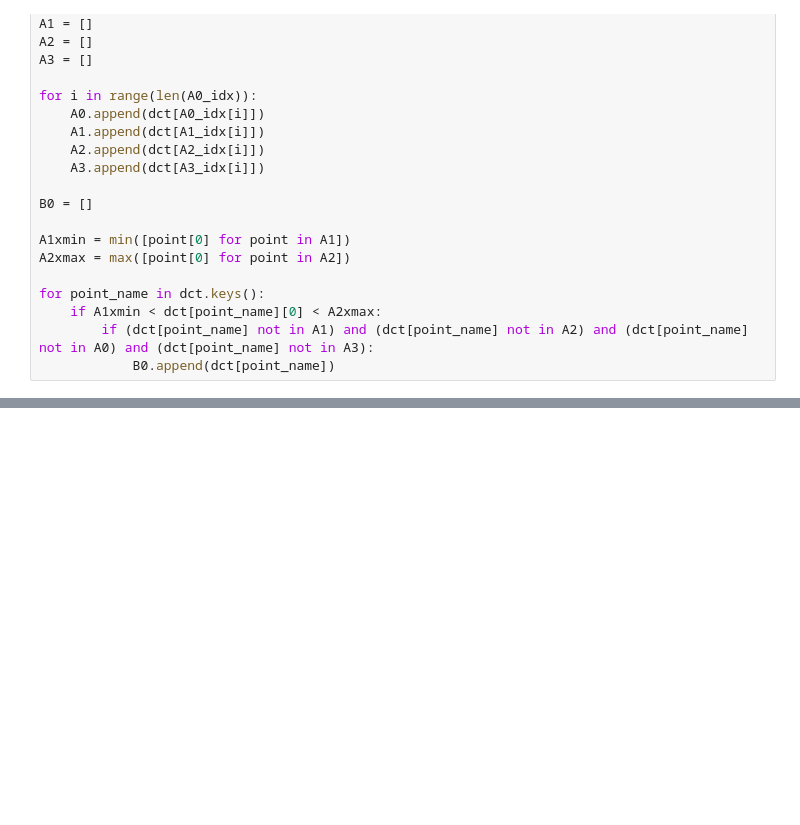
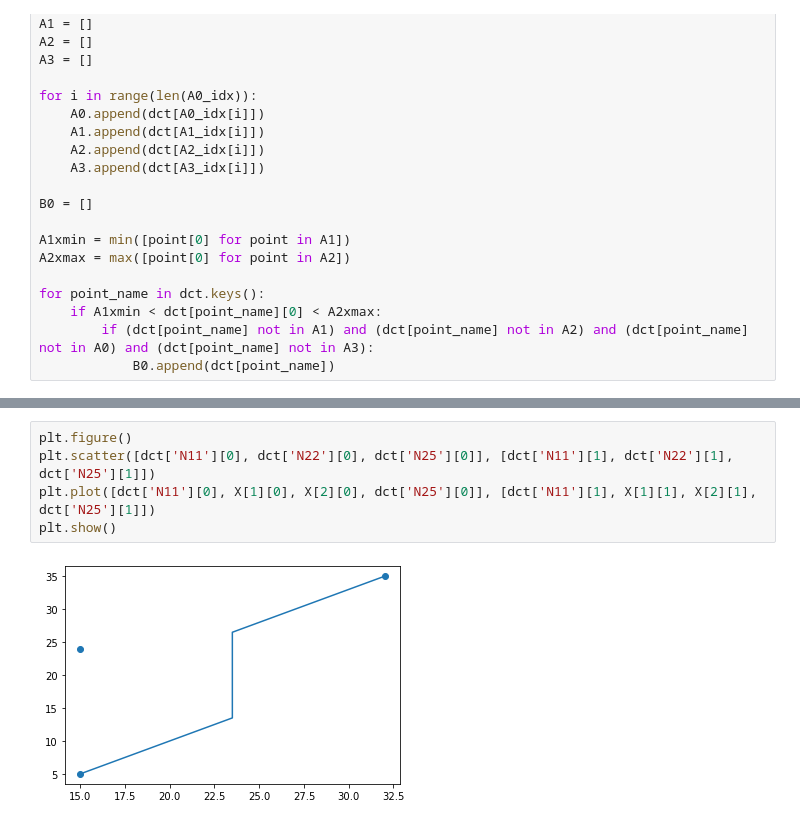
Before and after one commit to MSpinczyk/RSM-Safety-Principle, a Jupyter notebook: main2.ipynb, the cells around one changed output, grey strips where cells are left out. Drawn from its saved outputs; the diff is of its cells as text; blank space fills up the shorter version.

```diff
--- a/main2.ipynb
+++ b/main2.ipynb
@@ -161,0 +233,7 @@ wspol 1.4285714285714286
+# %%
+plt.figure()
+plt.scatter([dct['N11'][0], dct['N22'][0], dct['N25'][0]], [dct['N11'][1], dct['N22'][1], dct['N25'][1]])
+plt.plot([dct['N11'][0], X[1][0], X[2][0], dct['N25'][0]], [dct['N11'][1], X[1][1], X[2][1], dct['N25'][1]])
+plt.show()
+# %% [output]
+[figure, added]
```
Also changed, not shown: parts of 5 cells of this notebook.
